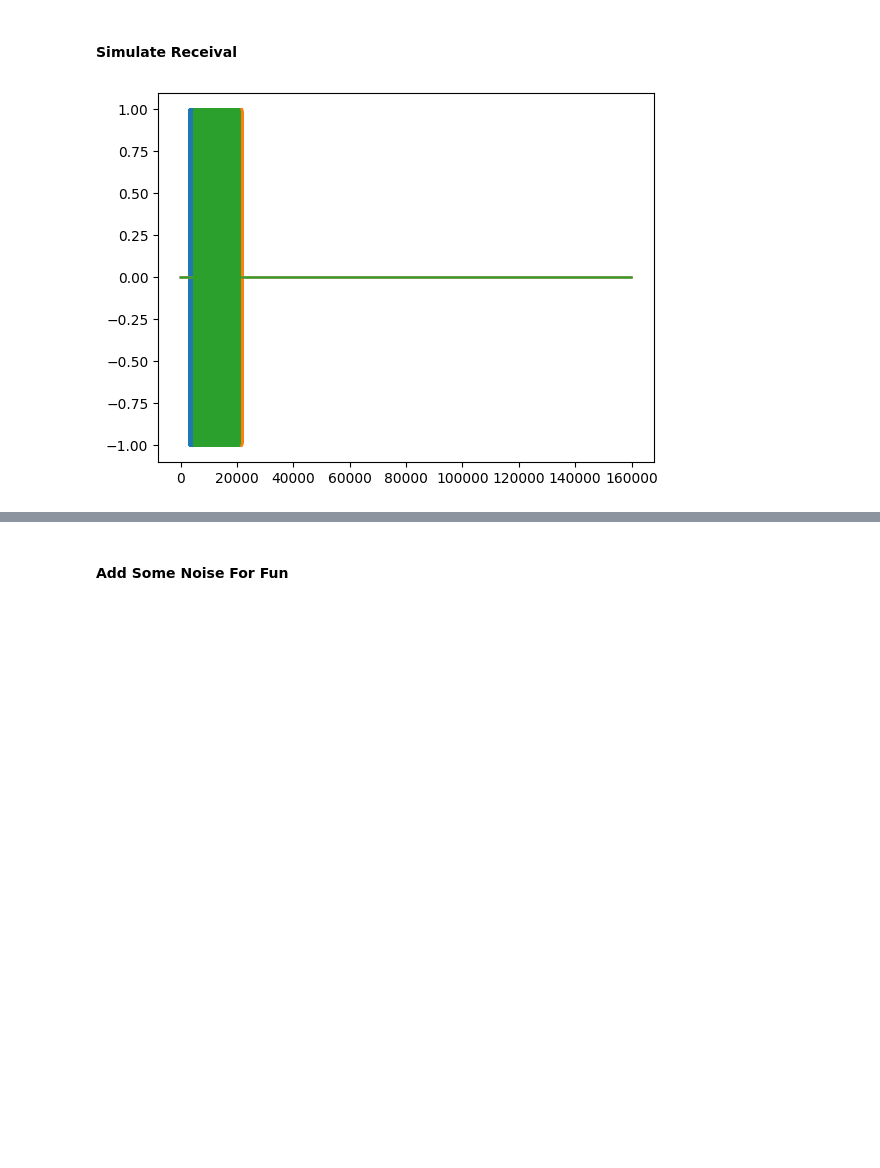
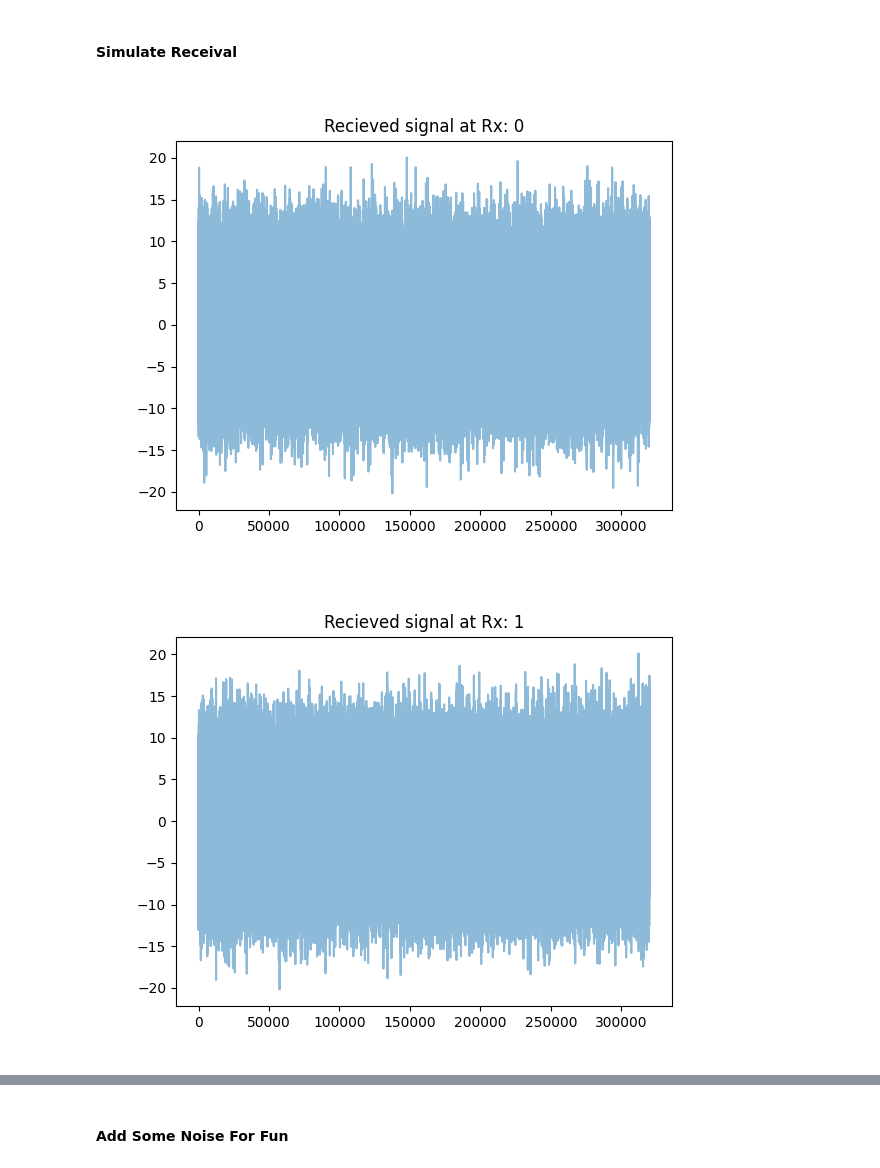
Before and after one commit to Sense-Scape/Python_Simulations, a Jupyter notebook: TDOA.ipynb, the cells around one changed output, grey strips where cells are left out. Cells and saved outputs as stored; diff of their text form; code cells hidden in the pictures; blank space fills up the shorter version.

```diff
--- a/TDOA.ipynb
+++ b/TDOA.ipynb
@@ -4,9 +8,11 @@
 import matplotlib.pyplot as plt
 
 # Define transmitters and receivers using tuples
-transmitters = [[60,20]]
+transmitters = [[60,0], [20,-20]]
 
-receivers = [[0, 0], [180, 0], [0, 100]]
+receivers = [[0, 0], [100, 0], [0, 100]]
+
+plt.figure()
 
 # Plot transmitters
 for transmitter in transmitters:
@@ -24,4 +30,8 @@ plt.legend()
 plt.grid()
 plt.axis('equal')
 plt.show()
+
+# Figure out how many samples to prepend
+number_of_receivers = len(receivers)
+number_of_transmitters = len(transmitters)
 # %% [output]
@@ -64,8 +83,11 @@ Text(0.5, 1.0, 'Spectrum of LFM Waveform')
 # %% [markdown]
 #### Simulate Receival
 # %%
-recording_duration_s = 10
-propogation_velocity_mps = 330
+recording_duration_s = 35
+propogation_velocity_mps = 343
+
+period_to_analyse = 20
+start_of_obervation_portion = 5
 
 recieved_signals = []
 
@@ -80,40 +102,46 @@ for transmitter in transmitters:
     distances_tmp = []
 
     for receiver in receivers:
         distance = euclidean_distance(transmitter, receiver)
         distances_tmp.append(distance)
 
     distances.append(distances_tmp)
 
 
-# Figure out how many samples to prepend
-number_of_receivers = len(receivers)
-number_of_transmitters = len(transmitters)
-
 for rx_idx in range(number_of_receivers):
 
     rxer_signal = []
 
     for tx_idx in range(number_of_transmitters):
 
         samples_in_whole_signal = recording_duration_s*sampling_rate
         rxed_signal = np.zeros(samples_in_whole_signal)
 
         # Figure out how many delay samples are requried
         distances_from_tx_to_rx_s = distances[tx_idx][rx_idx]
         delay_from_tx_to_rx_s = distances_from_tx_to_rx_s/propogation_velocity_mps
-        required_prepended_samples = int(np.ceil(delay_from_tx_to_rx_s*sampling_rate))
+        required_prepended_samples = int(np.floor(delay_from_tx_to_rx_s*sampling_rate))
+
 
         # Add delays, the transmitted sig and then fill
         rxed_signal[:required_prepended_samples] = 0
-        rxed_signal[required_prepended_samples:required_prepended_samples+len(lfm_waveform)] = lfm_waveform
-        rxed_signal[required_prepended_samples+len(lfm_waveform):] = 0
+        rxed_signal[required_prepended_samples:required_prepended_samples+waveform_length] = transmitted_waveforms[tx_idx]
+        rxed_signal[required_prepended_samples+waveform_length:] = 0
 
         rxer_signal.append(rxed_signal)
 
+
+
     rxer_signal = np.sum(rxer_signal,axis=0)
-    plt.plot(rxer_signal)
 
-    recieved_signals.append(rxer_signal)
+    plt.figure()
+    analysed_signal = rxer_signal[start_of_obervation_portion*sampling_rate: (start_of_obervation_portion+period_to_analyse)*sampling_rate]
+
+    plt.plot(analysed_signal, alpha=0.5)
+    plt.title("Recieved signal at Rx: " + str(rx_idx))
+
+
+    recieved_signals.append(analysed_signal)
 # %% [output]
-[figure, old version]
+[figure, new version]
+[figure, added]
```
Also changed, not shown: parts of 13 cells of this notebook, 12 other files.
